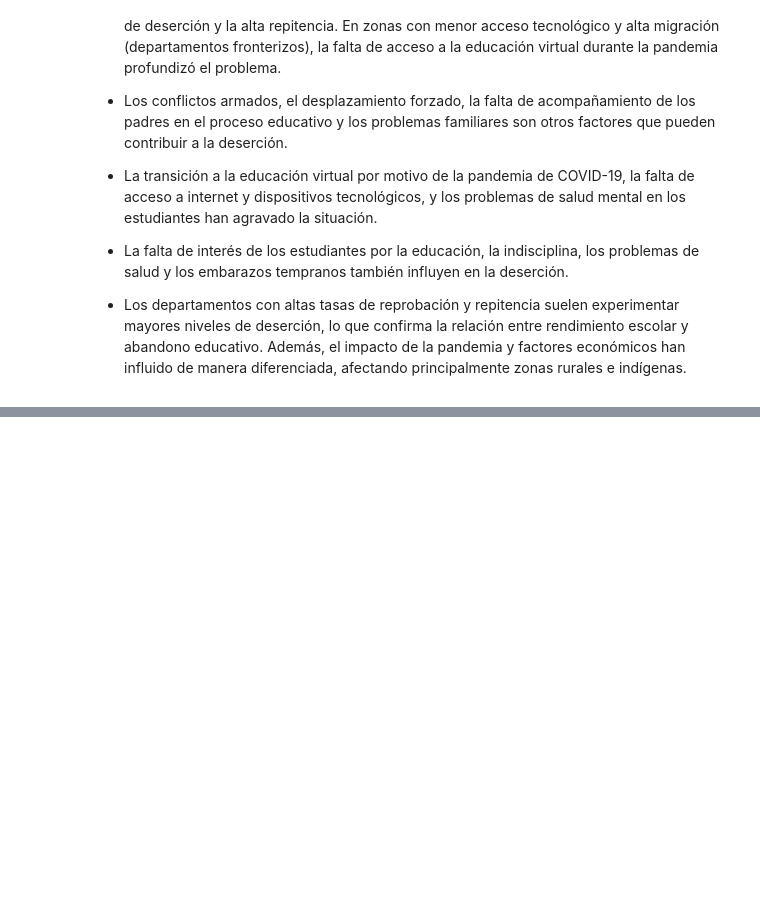
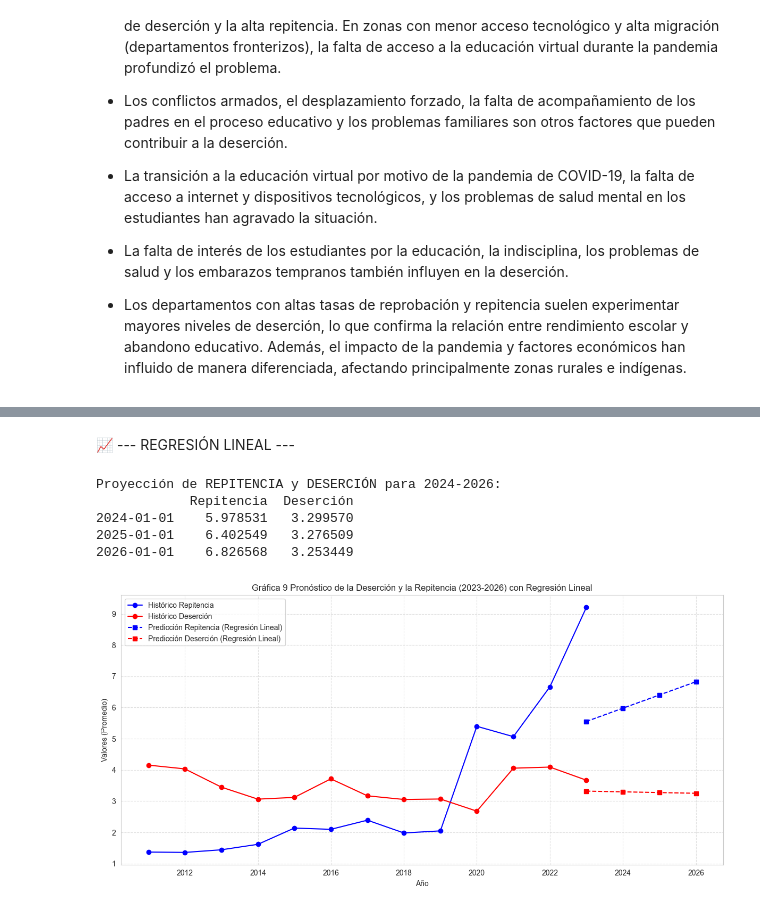
Before and after one commit to Fabiloz/Proyecto_Final, a Jupyter notebook: Análisis_de_Indicadores_Educativos.ipynb, the cells around one changed output, grey strips where cells are left out. Saved outputs shown, nothing was run; the diff lists cells and outputs as text; code cells hidden in the pictures; blank space fills up the shorter version.

```diff
--- a/Análisis_de_Indicadores_Educativos.ipynb
+++ b/Análisis_de_Indicadores_Educativos.ipynb
@@ -1082,0 +1356,52 @@ plt.show()
+# %% [markdown]
+📈 --- REGRESIÓN LINEAL ---
+# %%
+from sklearn.linear_model import LinearRegression
+
+# Preparar los datos
+data_yearly['Year_Num'] = data_yearly.index.year  # Convertir el año en variable numérica
+
+# Separar datos de entrenamiento (hasta 2022)
+X_train = data_yearly.loc[data_yearly.index.year <= 2022, ['Year_Num']]
+Y_train = data_yearly.loc[data_yearly.index.year <= 2022, ['Repitencia', 'Deserción']]
+
+# Entrenar el modelo de regresión lineal
+lr_model = LinearRegression()
+lr_model.fit(X_train, Y_train)
+
+# Predecir valores 2023 - 2026
+future_years = np.array(range(2023, 2027)).reshape(-1, 1)
+pred_lr = lr_model.predict(future_years)
+
+# Crear DataFrame con predicciones
+future_df = pd.DataFrame(pred_lr, columns=['Repitencia', 'Deserción'], index=pd.to_datetime(future_years.flatten(), format='%Y'))
+
+# Visualizar resultados
+plt.figure(figsize=(12,6))
+
+# Graficar datos históricos
+plt.plot(data_yearly.index, data_yearly['Repitencia'], label='Histórico Repitencia', marker='o', color='blue')
+plt.plot(data_yearly.index, data_yearly['Deserción'], label='Histórico Deserción', marker='o', color='red')
+
+# Graficar predicciones
+plt.plot(future_df.index, future_df['Repitencia'], label='Predicción Repitencia (Regresión Lineal)', linestyle='--', marker='s', color='blue')
+plt.plot(future_df.index, future_df['Deserción'], label='Predicción Deserción (Regresión Lineal)', linestyle='--', marker='s', color='red')
+
+# Mostrar la proyección en formato de tabla
+print("\nProyección de REPITENCIA y DESERCIÓN para 2024-2026:")
+print(future_df.loc['2024':'2026'])
+
+plt.xlabel("Año")
+plt.ylabel("Valores (Promedio)")
+plt.title("Gráfica 9 Pronóstico de la Deserción y la Repitencia (2023-2026) con Regresión Lineal")
+plt.legend()
+plt.grid(True, linestyle='--', alpha=0.6)
+plt.tight_layout()
+plt.show()
+# %% [output]
+Proyección de REPITENCIA y DESERCIÓN para 2024-2026:
+            Repitencia  Deserción
+2024-01-01    5.978531   3.299570
+2025-01-01    6.402549   3.276509
+2026-01-01    6.826568   3.253449
+[figure, added]
```
Also changed, not shown: parts of 17 cells of this notebook.
